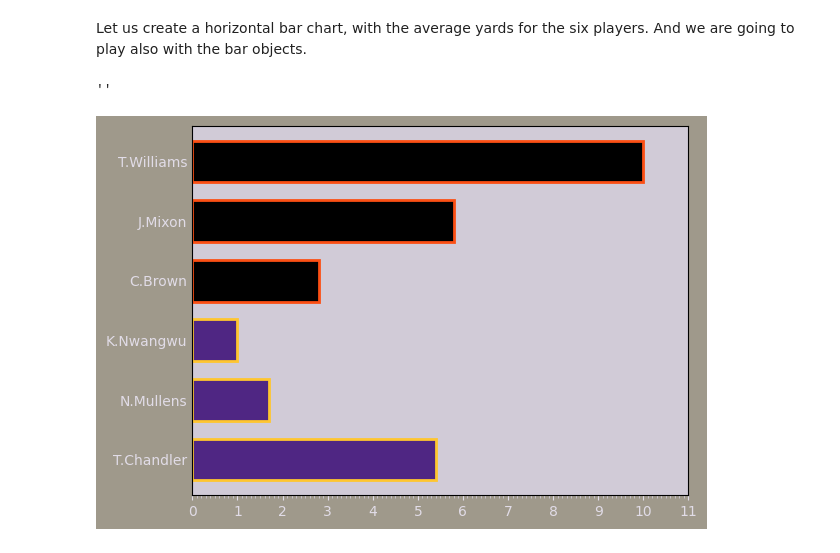
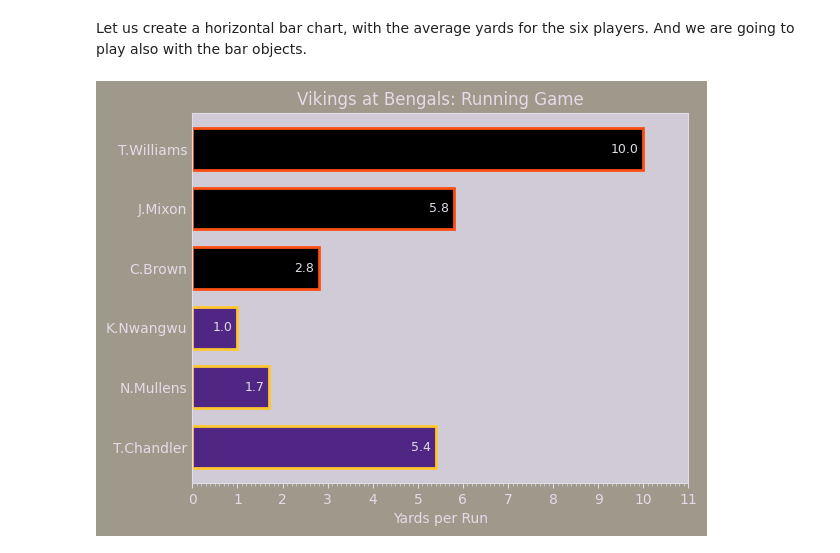
Before and after one commit to alvarohernandezalt/matplotlib_thePathof, a Jupyter notebook: 01_OOP_InterfacesDesign/AB_Appearance_TicksGridsAxes.ipynb, the cells around one changed output. Drawn from its saved outputs; the diff is of its cells as text; code cells hidden in the pictures.

```diff
--- a/01_OOP_InterfacesDesign/AB_Appearance_TicksGridsAxes.ipynb
+++ b/01_OOP_InterfacesDesign/AB_Appearance_TicksGridsAxes.ipynb
@@ -202,24 +202,30 @@ Let us create a horizontal bar chart, with the average yards for the six players
 # %%
 fig, ax = plt.figure(facecolor='#9F998B'), plt.axes(facecolor='#D1CBD7')
 
 df['Avg'].plot.barh(ax = ax,
              color = df['colors_1'],
              edgecolor= df['colors_2'],
              linewidth = 2,
              width = 0.7)
 
 ax.yaxis.set_tick_params(length=0, which='major', rotation = 0)
 ax.set_yticklabels(df['Name'], color='#E1DCE7')
 
+for spine in 'bottom', 'left', 'top', 'right':
+  ax.spines[spine].set_color('#E1DCE7')
+
 xlim0, xlim1 = 0, round(df['Avg'].max()) + 1
 ax.set_xlim([xlim0 , xlim1])
 ax.set_xticks(range(xlim0, xlim1 + 1))
 # Change both the ticks and ticklabels color
 ax.tick_params(axis='x', colors='#E1DCE7')
 
 ax.xaxis.set_minor_locator(MultipleLocator(1/10))
 ax.xaxis.set_tick_params(length=2, which='minor', color='#D1CBD7')
-;
+ax.set_xlabel('Yards per Run', color='#E1DCE7')
+ax.set_title('Vikings at Bengals: Running Game', color='#E1DCE7');
+
+for i, v in enumerate(df['Avg']):
+    ax.text(v - 0.1, i, str(round(v, 2)), color='#E1DCE7', va='center', ha='right', fontsize=9)
 # %% [output]
-''
-[figure, old version]
+[figure, new version]
```
